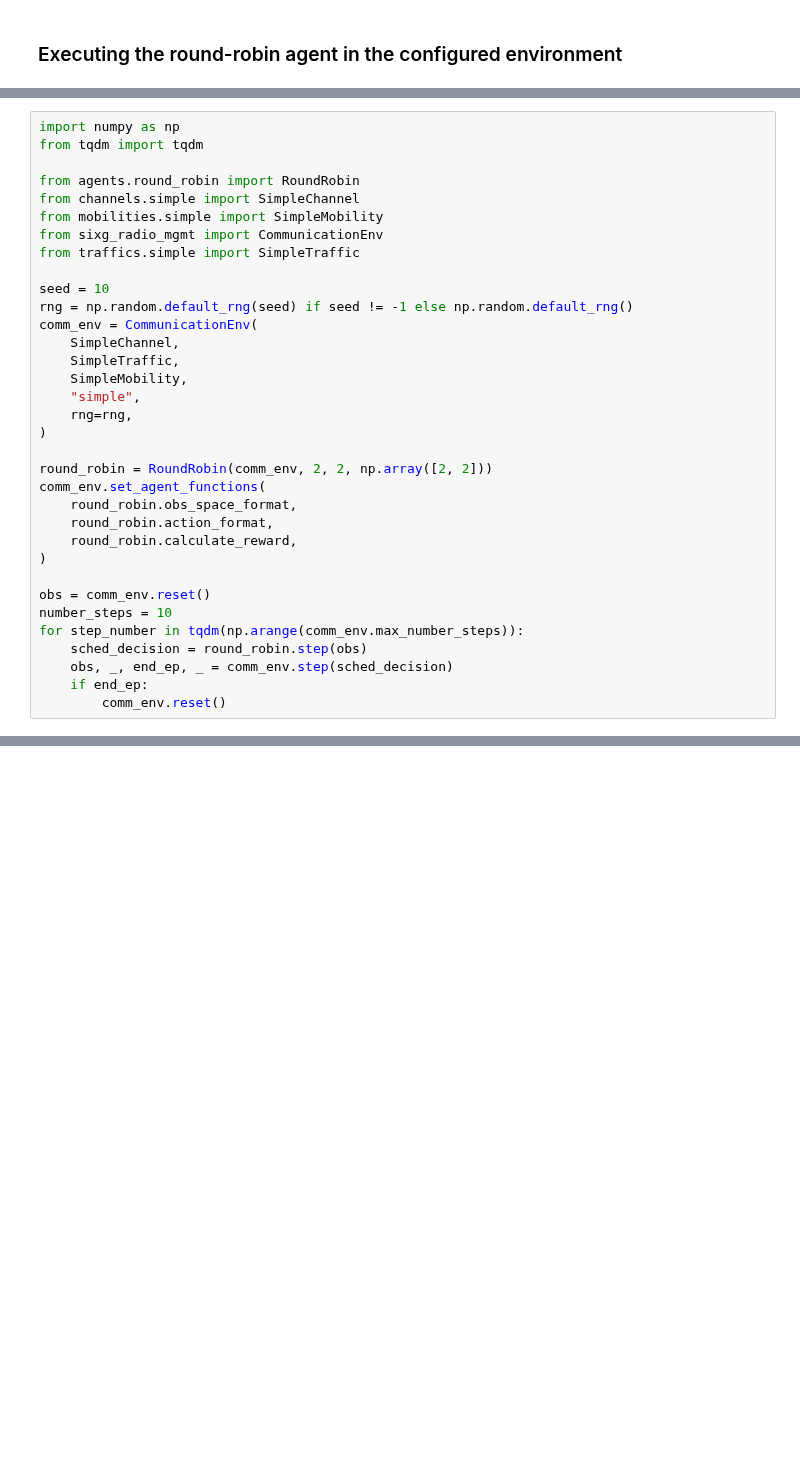
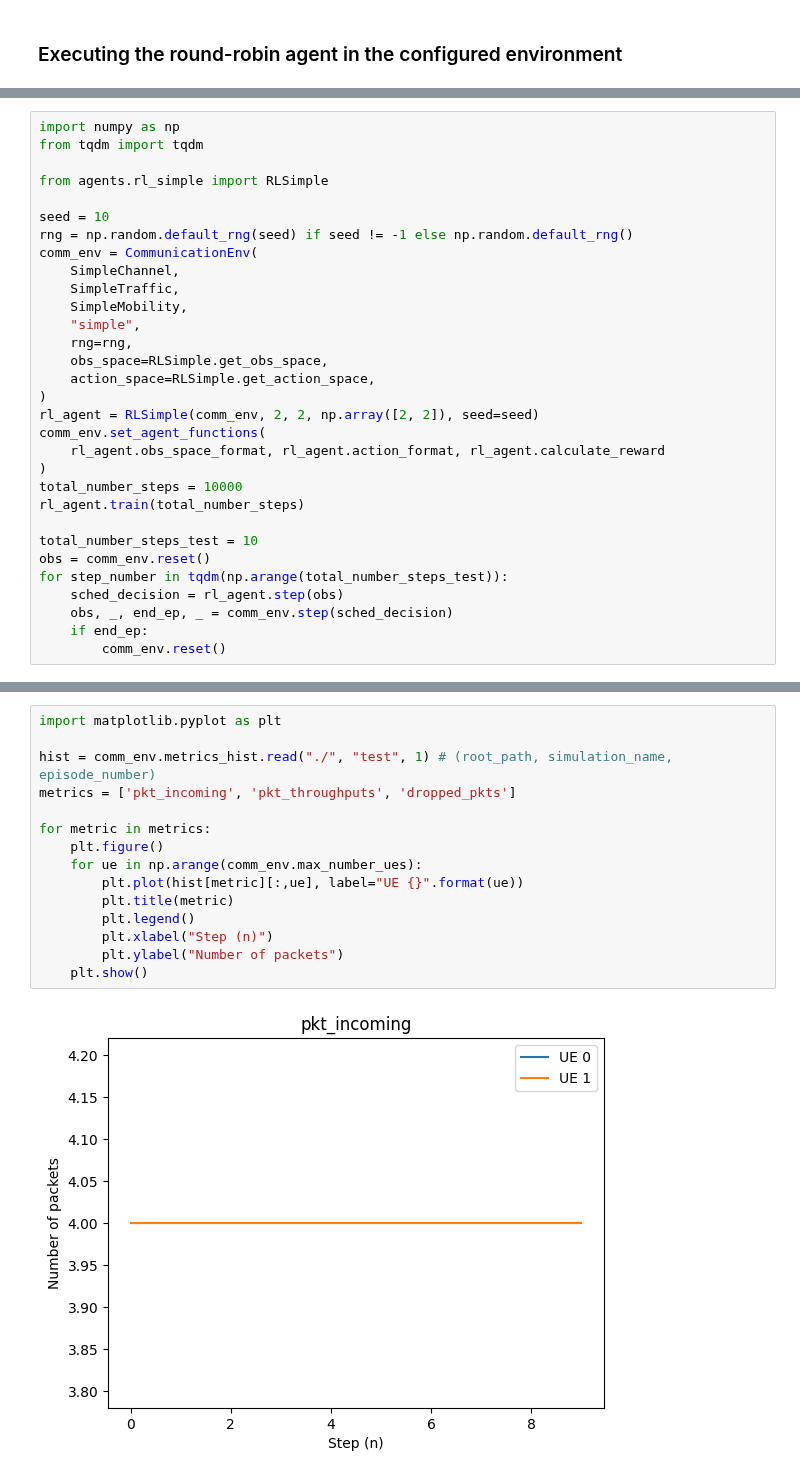
Before and after one commit to aldebaro/ai6g, a Jupyter notebook: n9-RL_based_radio_resource_allocation.ipynb, the cells around one changed output, grey strips where cells are left out. Cells and saved outputs as stored; diff of their text form; blank space fills up the shorter version.

```diff
--- a/n9-RL_based_radio_resource_allocation.ipynb
+++ b/n9-RL_based_radio_resource_allocation.ipynb
@@ -210,11 +394,7 @@ class RoundRobin(Agent):
 import numpy as np
 from tqdm import tqdm
 
-from agents.round_robin import RoundRobin
-from channels.simple import SimpleChannel
-from mobilities.simple import SimpleMobility
-from sixg_radio_mgmt import CommunicationEnv
-from traffics.simple import SimpleTraffic
+from agents.rl_simple import RLSimple
 
 seed = 10
 rng = np.random.default_rng(seed) if seed != -1 else np.random.default_rng()
@@ -224,19 +404,20 @@ comm_env = CommunicationEnv(
     SimpleMobility,
     "simple",
     rng=rng,
+    obs_space=RLSimple.get_obs_space,
+    action_space=RLSimple.get_action_space,
 )
+rl_agent = RLSimple(comm_env, 2, 2, np.array([2, 2]), seed=seed)
+comm_env.set_agent_functions(
+    rl_agent.obs_space_format, rl_agent.action_format, rl_agent.calculate_reward
+)
+total_number_steps = 10000
+rl_agent.train(total_number_steps)
 
-round_robin = RoundRobin(comm_env, 2, 2, np.array([2, 2]))
-comm_env.set_agent_functions(
-    round_robin.obs_space_format,
-    round_robin.action_format,
-    round_robin.calculate_reward,
-)
-
+total_number_steps_test = 10
 obs = comm_env.reset()
-number_steps = 10
-for step_number in tqdm(np.arange(comm_env.max_number_steps)):
-    sched_decision = round_robin.step(obs)
+for step_number in tqdm(np.arange(total_number_steps_test)):
+    sched_decision = rl_agent.step(obs)
     obs, _, end_ep, _ = comm_env.step(sched_decision)
     if end_ep:
         comm_env.reset()
@@ -242,0 +427,17 @@ for step_number in tqdm(np.arange(comm_env.max_number_steps)):
+# %%
+import matplotlib.pyplot as plt
+
+hist = comm_env.metrics_hist.read("./", "test", 1) # (root_path, simulation_name, episode_number)
+metrics = ['pkt_incoming', 'pkt_throughputs', 'dropped_pkts']
+
+for metric in metrics:
+	plt.figure()
+	for ue in np.arange(comm_env.max_number_ues):
+		plt.plot(hist[metric][:,ue], label="UE {}".format(ue))
+		plt.title(metric)
+		plt.legend()
+		plt.xlabel("Step (n)")
+		plt.ylabel("Number of packets")
+	plt.show()
+# %% [output]
+[figure, added]
```
Also changed, not shown: parts of 18 cells of this notebook.
